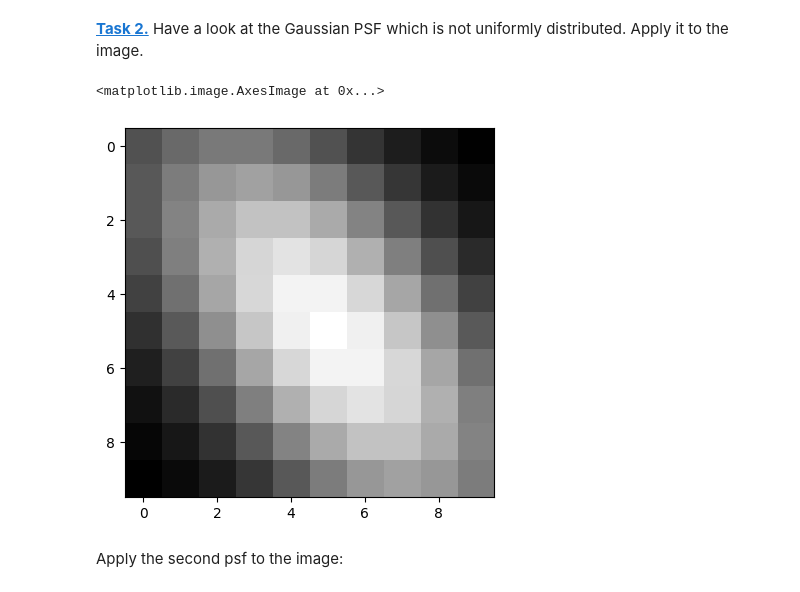
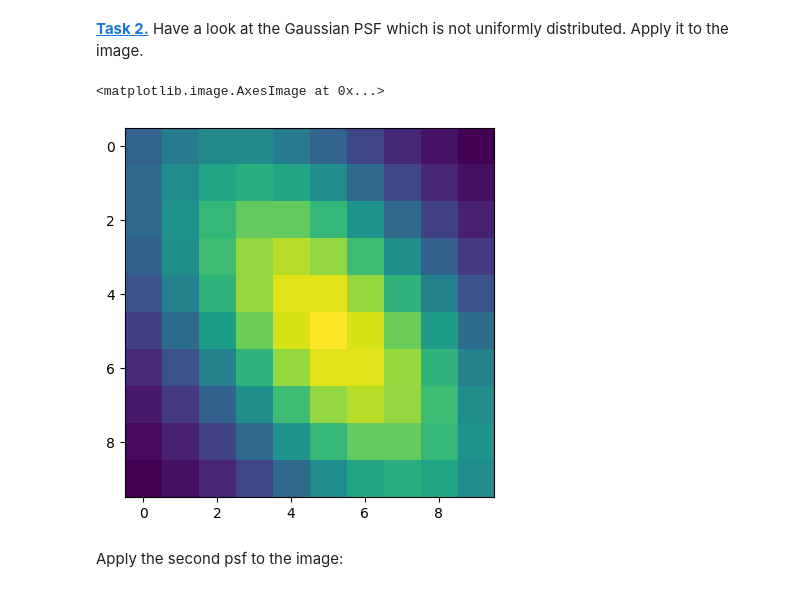
Before and after one commit to annachek3-creator/mobi-fs5-python, a Jupyter notebook: deconvolution.ipynb, the cells around one changed output. Drawn from its saved outputs; the diff is of its cells as text; code cells hidden in the pictures.

```diff
--- a/deconvolution.ipynb
+++ b/deconvolution.ipynb
@@ -33,17 +33,17 @@ plt.imshow(cells)
 # %%
 def create_psf(size):
     factor = size * 1.8
     x, y = np.mgrid[0:size:1, 0:size:1]
     pos = np.empty(x.shape + (2,))
     pos[:, :, 0] = x
     pos[:, :, 1] = y
     rv = multi_normal([int(size / 2), (int(size / 2))], [[factor * 1., factor * 1.2], [factor * .5, factor * .7]])
     return rv.pdf(pos)
 
-plt.imshow(create_psf(psf_size), 'gray')
+plt.imshow(create_psf(psf_size))
 # %% [output]
 <matplotlib.image.AxesImage at 0x...>
-[figure, old version]
+[figure, new version]
 # %% [markdown]
 Apply the second psf to the image:
 # %%
```
Also changed, not shown: parts of 9 cells of this notebook.
